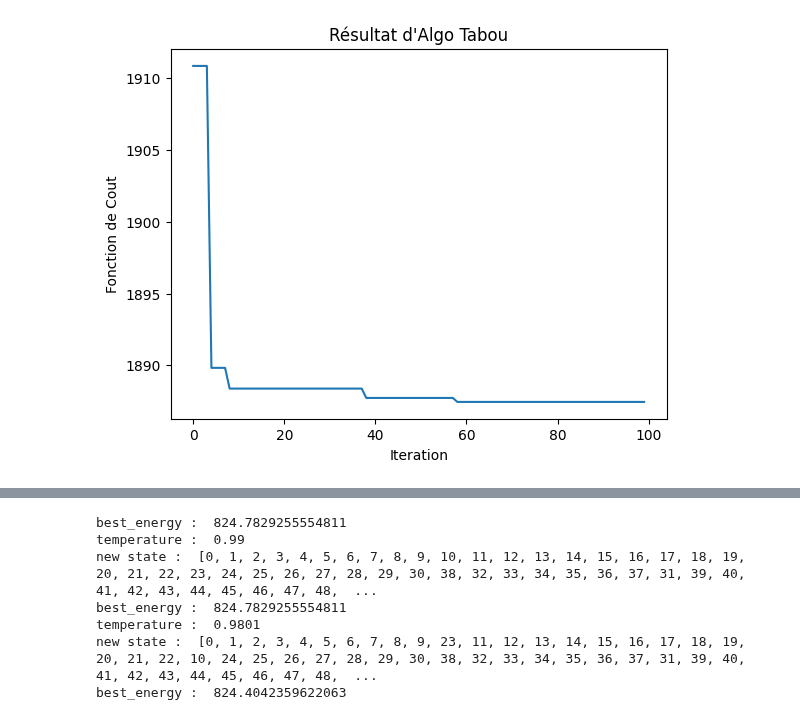
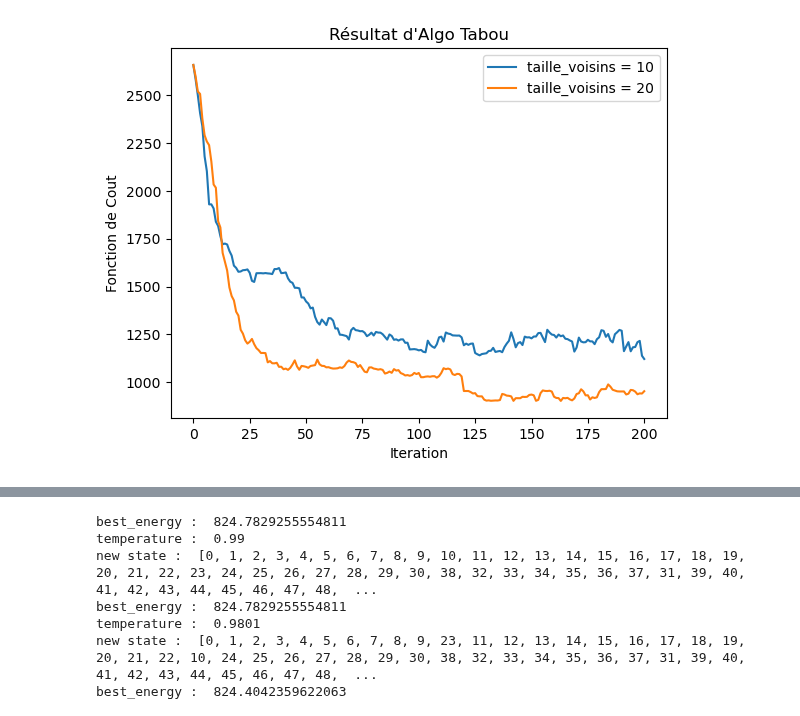
Before and after one commit to Centrale-Project/ICO_Project, a Jupyter notebook: Algo_Tabou.ipynb, the cells around one changed output, grey strips where cells are left out. Drawn from its saved outputs; the diff is of its cells as text; code cells hidden in the pictures.

```diff
--- a/algorithmes_optimisation/Algo_Tabou.ipynb
+++ b/Algo_Tabou.ipynb
@@ -69,2 +17,4 @@ IndexError: index 100 is out of bounds for axis 1 with size 100
+# %%
+nombre_client=50
 # %%
 import random
@@ -125,8 +80,21 @@ IndexError: list index out of range
 # %%
-plt.plot(history)
+# Exemple d'utilisation
+list_client_initial = [i for i in range(nombre_client)]
+taille_tabou = 20
+max_iterations = 200
+taille_voisin = 10
+
+meilleure_solution, meilleure_valeur , history_1 = tabou(list_client_initial, taille_tabou, max_iterations,10)
+meilleure_solution, meilleure_valeur , history_2 = tabou(list_client_initial, taille_tabou, max_iterations,20)
+
+
+
+plt.plot(history_1,label = 'taille_voisins = 10')
+plt.plot(history_2,label = 'taille_voisins = 20')
+plt.legend()
 plt.xlabel('Iteration')
 plt.ylabel('Fonction de Cout')
 plt.title("Résultat d'Algo Tabou")
-plt.savefig('Algo_Tabou')
+plt.savefig('Résultats/Algo_taille_voisns_Tabou')
 # %% [output]
-[figure, old version]
+[figure, new version]
```
Also changed, not shown: parts of 7 cells of this notebook, 27 other files.
